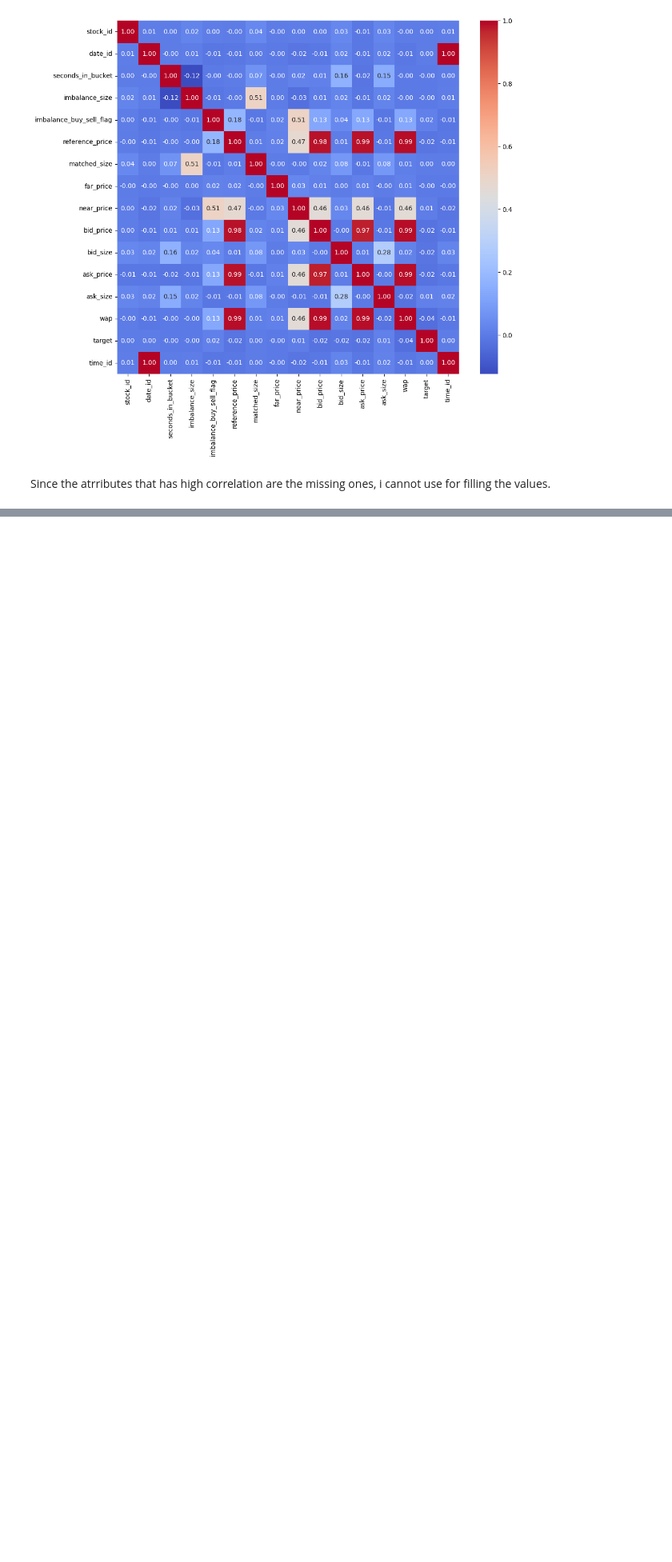
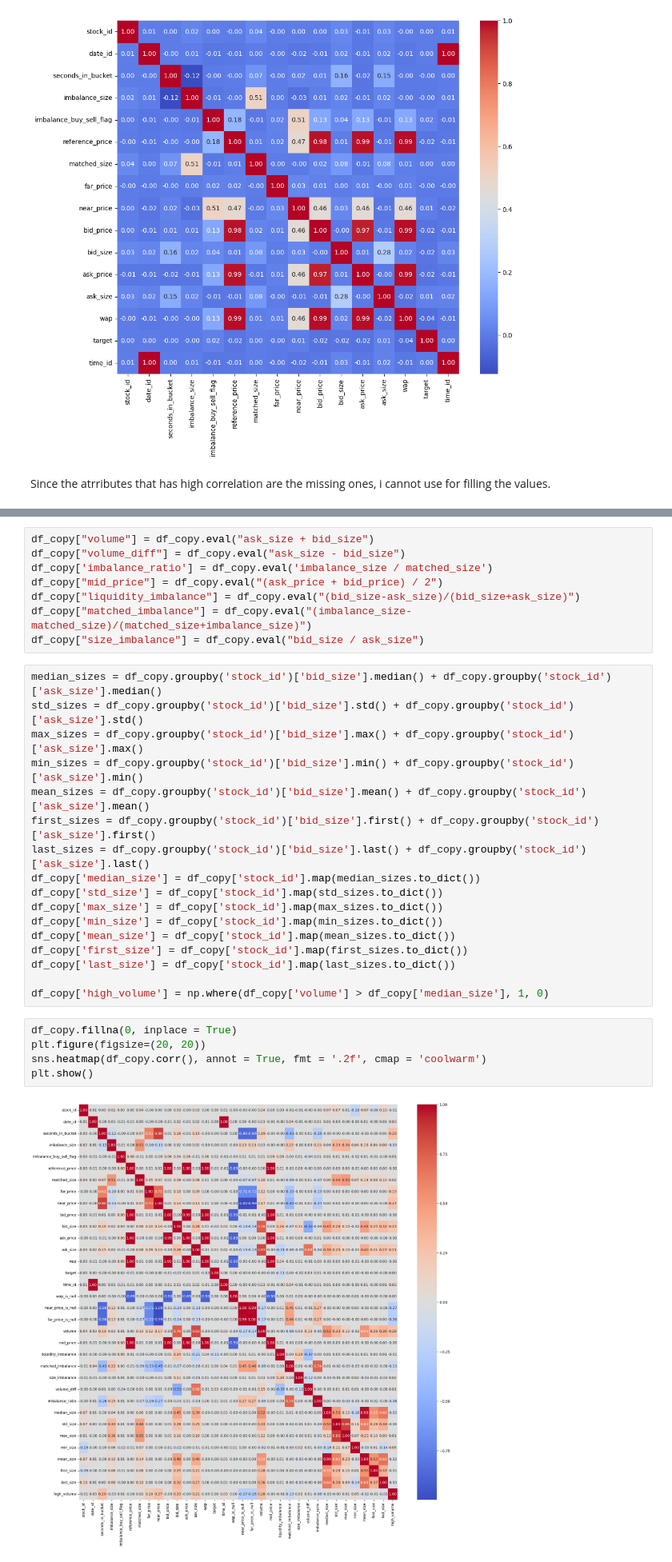
Before and after one commit to mtban26/close_movement_pred, a Jupyter notebook: project.ipynb, the cells around one changed output, grey strips where cells are left out. Shown at 80% size. Cells and saved outputs as stored; diff of their text form; blank space fills up the shorter version.

```diff
--- a/project.ipynb
+++ b/project.ipynb
@@ -158,0 +235,32 @@ Since the atrributes that has high correlation are the missing ones, i cannot us
+# %%
+df_copy["volume"] = df_copy.eval("ask_size + bid_size")
+df_copy["volume_diff"] = df_copy.eval("ask_size - bid_size")
+df_copy['imbalance_ratio'] = df_copy.eval('imbalance_size / matched_size')
+df_copy["mid_price"] = df_copy.eval("(ask_price + bid_price) / 2")
+df_copy["liquidity_imbalance"] = df_copy.eval("(bid_size-ask_size)/(bid_size+ask_size)")
+df_copy["matched_imbalance"] = df_copy.eval("(imbalance_size-matched_size)/(matched_size+imbalance_size)")
+df_copy["size_imbalance"] = df_copy.eval("bid_size / ask_size")
+# %%
+median_sizes = df_copy.groupby('stock_id')['bid_size'].median() + df_copy.groupby('stock_id')['ask_size'].median()
+std_sizes = df_copy.groupby('stock_id')['bid_size'].std() + df_copy.groupby('stock_id')['ask_size'].std()
+max_sizes = df_copy.groupby('stock_id')['bid_size'].max() + df_copy.groupby('stock_id')['ask_size'].max()
+min_sizes = df_copy.groupby('stock_id')['bid_size'].min() + df_copy.groupby('stock_id')['ask_size'].min()
+mean_sizes = df_copy.groupby('stock_id')['bid_size'].mean() + df_copy.groupby('stock_id')['ask_size'].mean()
+first_sizes = df_copy.groupby('stock_id')['bid_size'].first() + df_copy.groupby('stock_id')['ask_size'].first()
+last_sizes = df_copy.groupby('stock_id')['bid_size'].last() + df_copy.groupby('stock_id')['ask_size'].last()
+df_copy['median_size'] = df_copy['stock_id'].map(median_sizes.to_dict())
+df_copy['std_size'] = df_copy['stock_id'].map(std_sizes.to_dict())
+df_copy['max_size'] = df_copy['stock_id'].map(max_sizes.to_dict())
+df_copy['min_size'] = df_copy['stock_id'].map(min_sizes.to_dict())
+df_copy['mean_size'] = df_copy['stock_id'].map(mean_sizes.to_dict())
+df_copy['first_size'] = df_copy['stock_id'].map(first_sizes.to_dict())
+df_copy['last_size'] = df_copy['stock_id'].map(last_sizes.to_dict())
+
+df_copy['high_volume'] = np.where(df_copy['volume'] > df_copy['median_size'], 1, 0)
+# %%
+df_copy.fillna(0, inplace = True)
+plt.figure(figsize=(20, 20))
+sns.heatmap(df_copy.corr(), annot = True, fmt = '.2f', cmap = 'coolwarm')
+plt.show()
+# %% [output]
+[figure, added]
```
Also changed, not shown: parts of 15 cells of this notebook.
